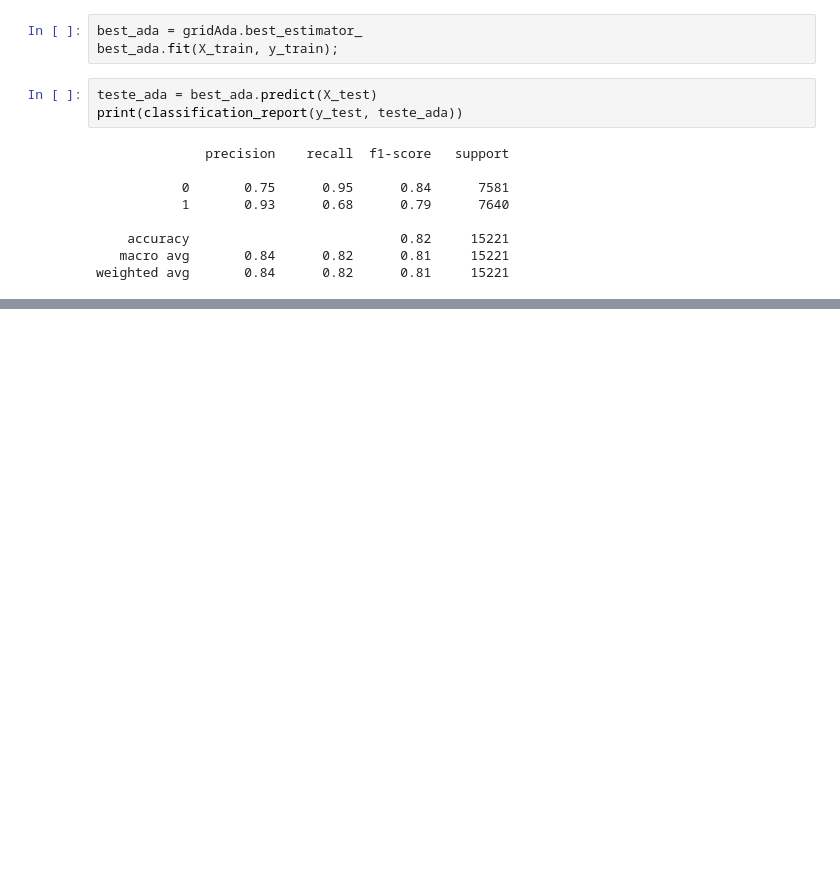
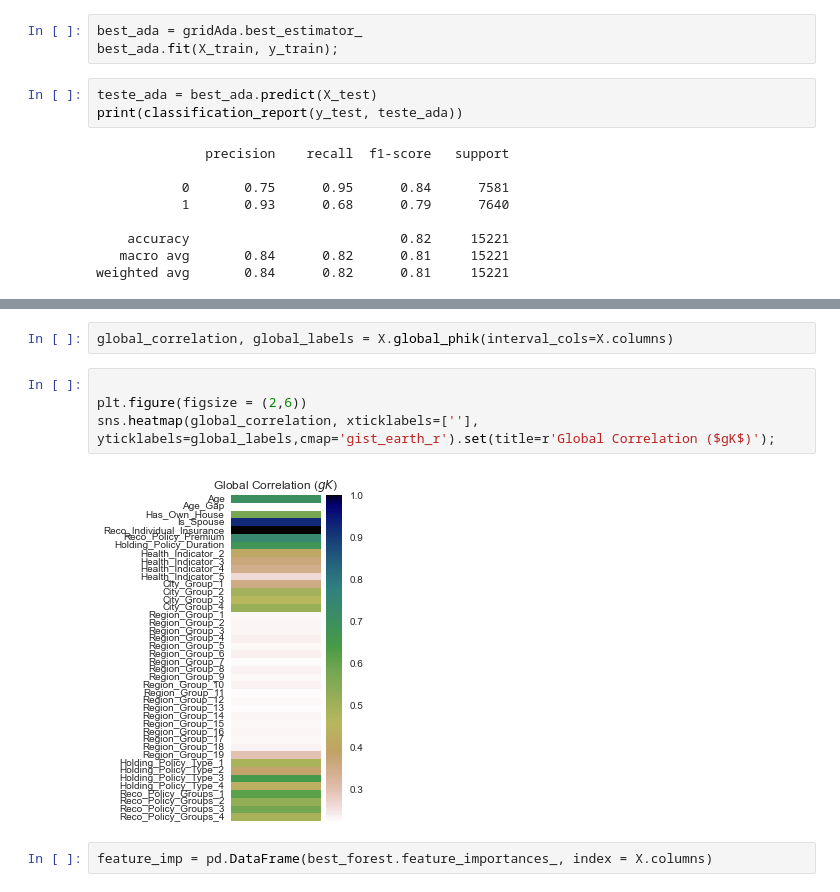
Before and after one commit to o-guilherme/IFSP-Proj-Sem2, a Jupyter notebook: 2Models Training.ipynb, the cells around one changed output, grey strips where cells are left out. Saved outputs shown, nothing was run; the diff lists cells and outputs as text; blank space fills up the shorter version.

```diff
--- a/2Models Training.ipynb
+++ b/2Models Training.ipynb
@@ -769,0 +1004,10 @@ weighted avg       0.84      0.82      0.81     15221
+# %%
+global_correlation, global_labels = X.global_phik(interval_cols=X.columns)
+# %%
+
+plt.figure(figsize = (2,6))
+sns.heatmap(global_correlation, xticklabels=[''], yticklabels=global_labels,cmap='gist_earth_r').set(title=r'Global Correlation ($gK$)');
+# %% [output]
+[figure, added]
+# %%
+feature_imp = pd.DataFrame(best_forest.feature_importances_, index = X.columns)
```
Also changed, not shown: parts of 41 cells of this notebook, 1 other file.
